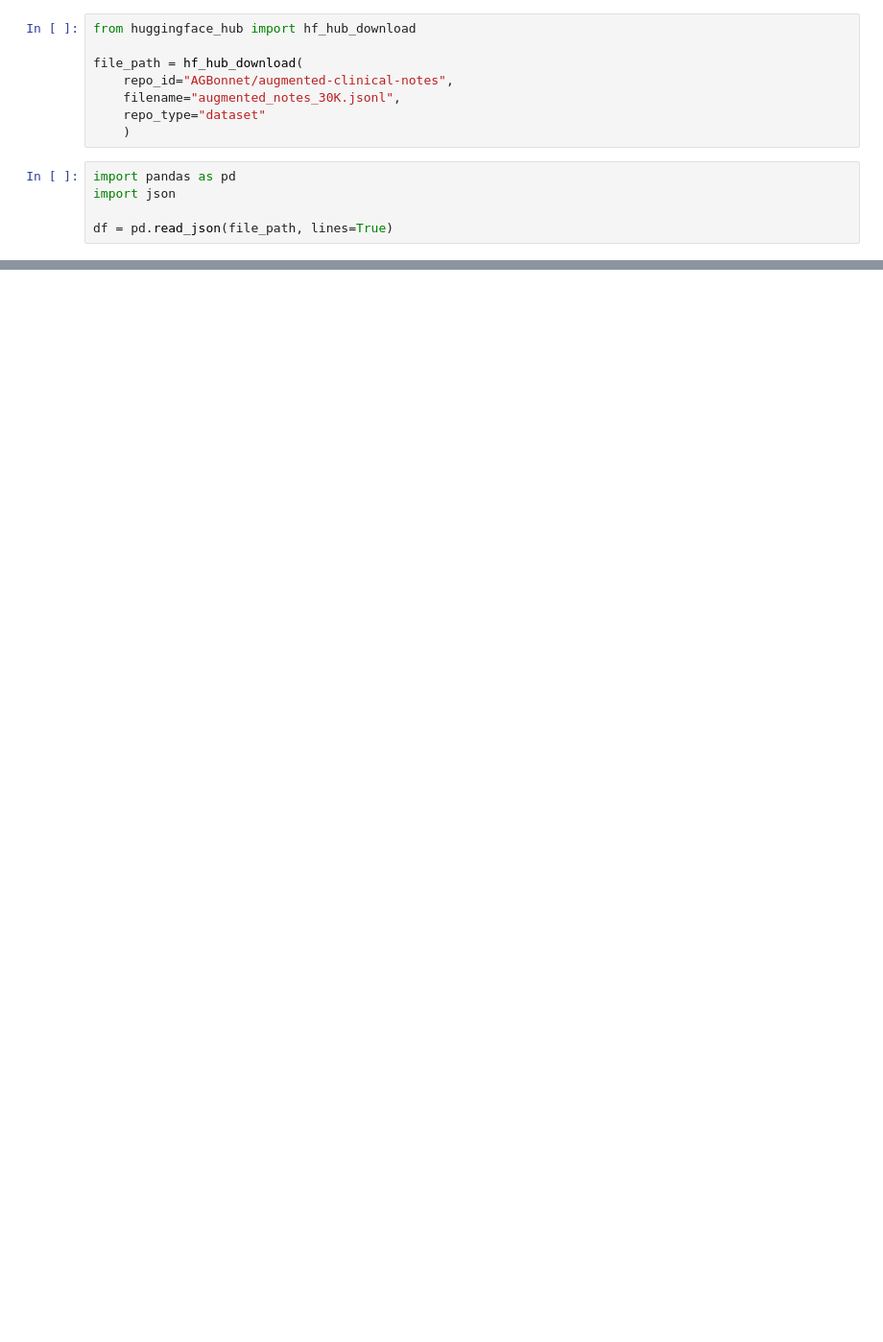
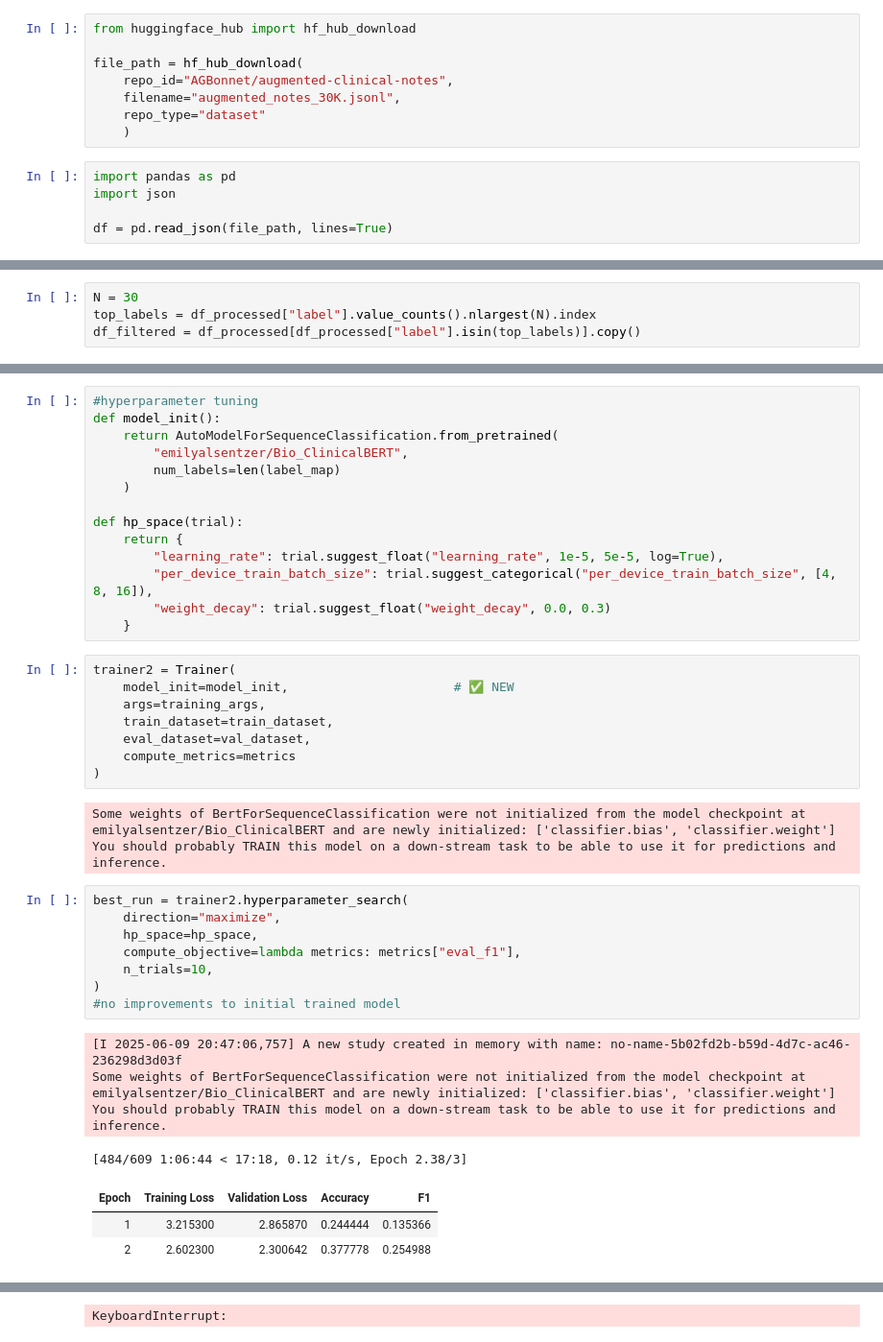
Before and after one commit to aadeshm03/Clinical-Notes---NLP, a Jupyter notebook: Clinical_Notes.ipynb, the cells around one changed output, grey strips where cells are left out. Shown: that part at 96% size. Saved outputs shown, nothing was run; the diff lists cells and outputs as text; blank space fills up the shorter version.

```diff
--- a/Clinical_Notes.ipynb
+++ b/Clinical_Notes.ipynb
@@ -76,0 +73,4 @@ df_processed.head(10)
+# %%
+N = 30
+top_labels = df_processed["label"].value_counts().nlargest(N).index
+df_filtered = df_processed[df_processed["label"].isin(top_labels)].copy()
@@ -76,0 +230,41 @@ df_processed.head(10)
+# %%
+#hyperparameter tuning
+def model_init():
+    return AutoModelForSequenceClassification.from_pretrained(
+        "emilyalsentzer/Bio_ClinicalBERT",
+        num_labels=len(label_map)
+    )
+
+def hp_space(trial):
+    return {
+        "learning_rate": trial.suggest_float("learning_rate", 1e-5, 5e-5, log=True),
+        "per_device_train_batch_size": trial.suggest_categorical("per_device_train_batch_size", [4, 8, 16]),
+        "weight_decay": trial.suggest_float("weight_decay", 0.0, 0.3)
+    }
+# %%
+trainer2 = Trainer(
+    model_init=model_init,                      # ✅ NEW
+    args=training_args,
+    train_dataset=train_dataset,
+    eval_dataset=val_dataset,
+    compute_metrics=metrics
+)
+# %% [output]
+Some weights of BertForSequenceClassification were not initialized from the model checkpoint at emilyalsentzer/Bio_ClinicalBERT and are newly initialized: ['classifier.bias', 'classifier.weight']
+You should probably TRAIN this model on a down-stream task to be able to use it for predictions and inference.
+# %%
+best_run = trainer2.hyperparameter_search(
+    direction="maximize",
+    hp_space=hp_space,
+    compute_objective=lambda metrics: metrics["eval_f1"],
+    n_trials=10,
+)
+#no improvements to initial trained model
+# %% [output]
+[I 2025-06-09 20:47:06,757] A new study created in memory with name: no-name-5b02fd2b-b59d-4d7c-ac46-236298d3d03f
+Some weights of BertForSequenceClassification were not initialized from the model checkpoint at emilyalsentzer/Bio_ClinicalBERT and are newly initialized: ['classifier.bias', 'classifier.weight']
+You should probably TRAIN this model on a down-stream task to be able to use it for predictions and inference.
+[484/609 1:06:44 < 17:18, 0.12 it/s, Epoch 2.38/3]
+| Epoch | Training Loss | Validation Loss | Accuracy | F1 |
+| 1 | 3.215300 | 2.865870 | 0.244444 | 0.135366 |
+| 2 | 2.602300 | 2.300642 | 0.377778 | 0.254988 |
@@ -76,0 +288 @@ df_processed.head(10)
+KeyboardInterrupt:
```
Also changed, not shown: parts of 18 cells of this notebook, 8 other files.
